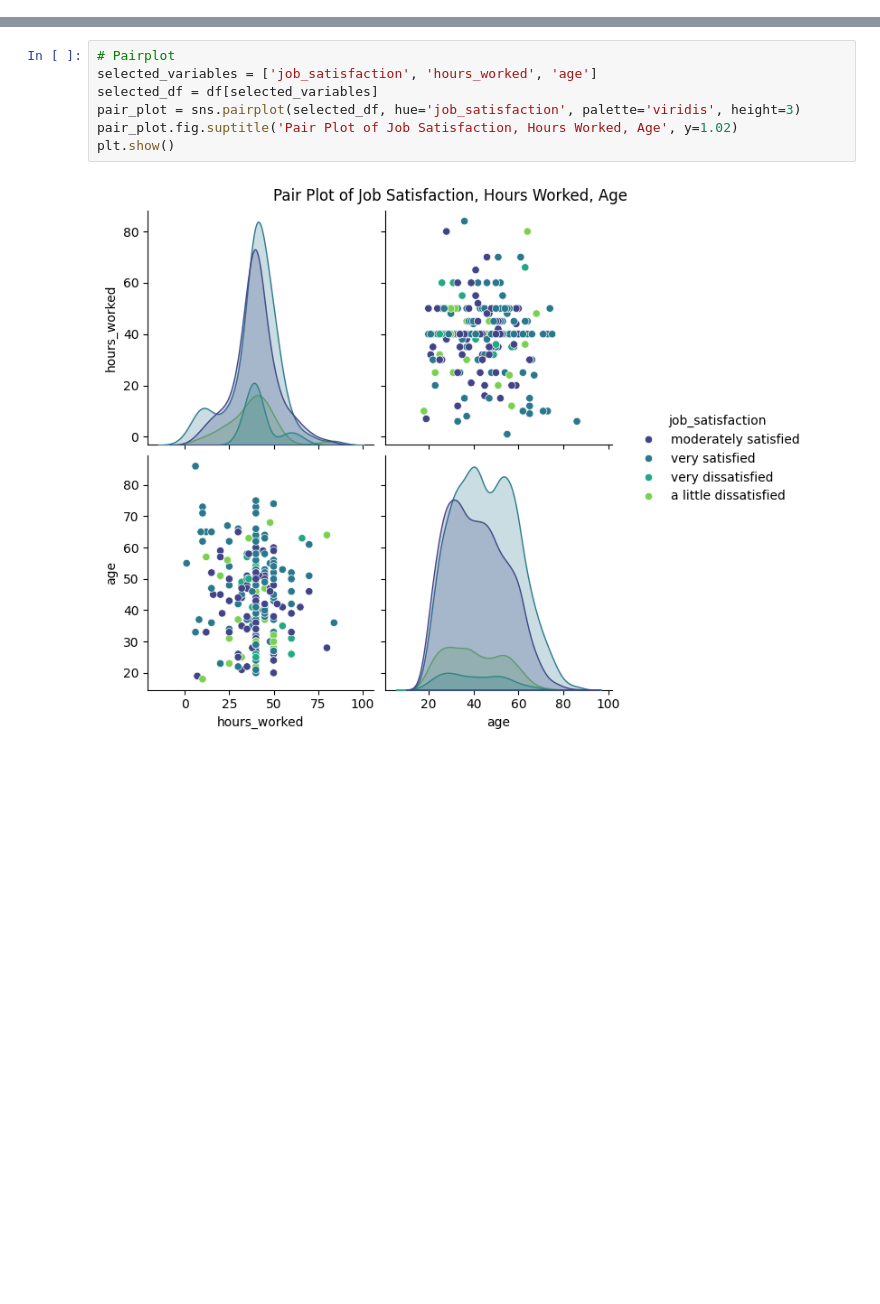
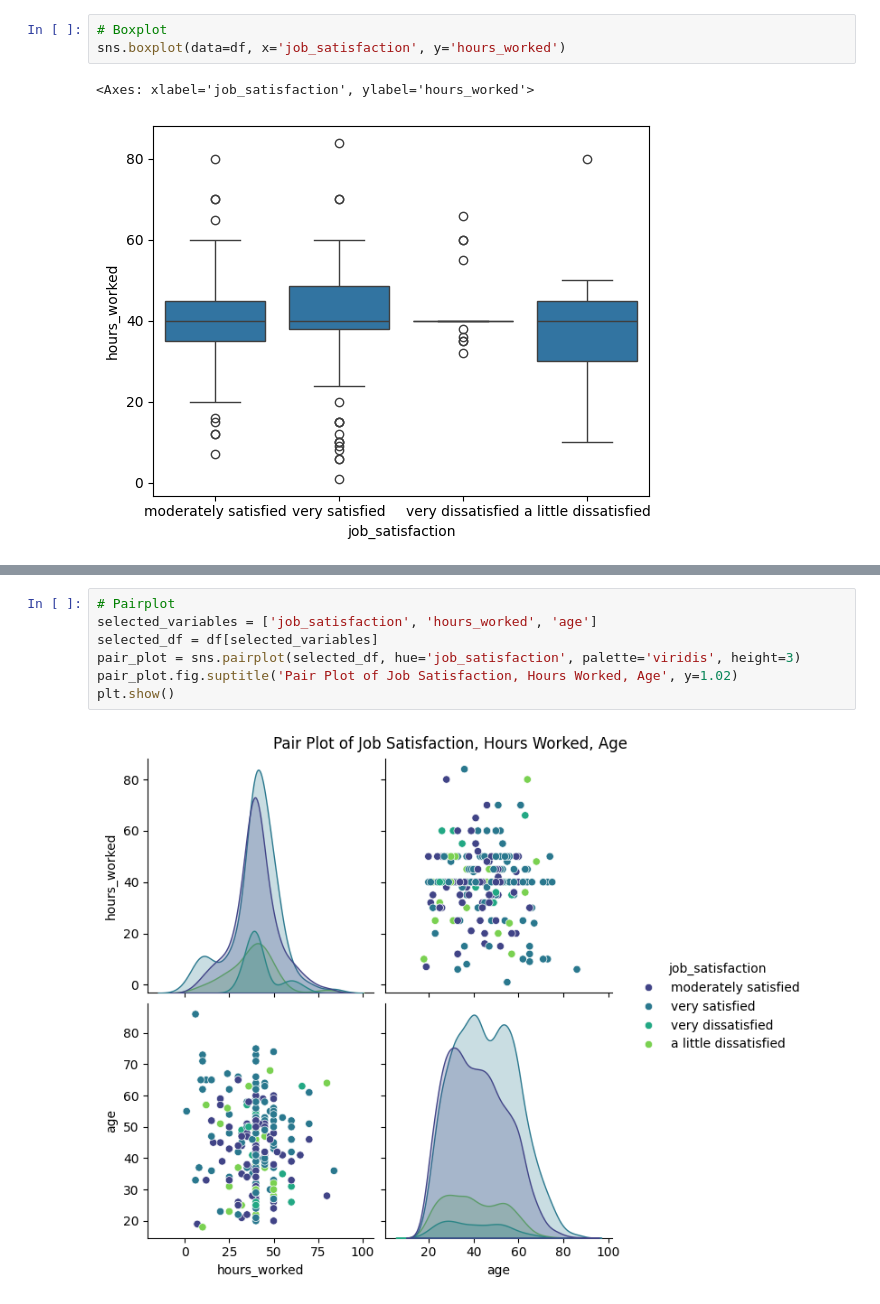
Before and after one commit to kirsten-fung/project_gss, a Jupyter notebook: graph_plot.ipynb, the cells around one changed output, grey strips where cells are left out. Drawn from its saved outputs; the diff is of its cells as text; blank space fills up the shorter version.

```diff
--- a/graph_plot.ipynb
+++ b/graph_plot.ipynb
@@ -24 +26,7 @@ plt.show()
+# %%
+# Boxplot
+sns.boxplot(data=df, x='job_satisfaction', y='hours_worked')
+# %% [output]
+<Axes: xlabel='job_satisfaction', ylabel='hours_worked'>
+[figure, added]
 # %%
```
Also changed, not shown: parts of 6 cells of this notebook.
